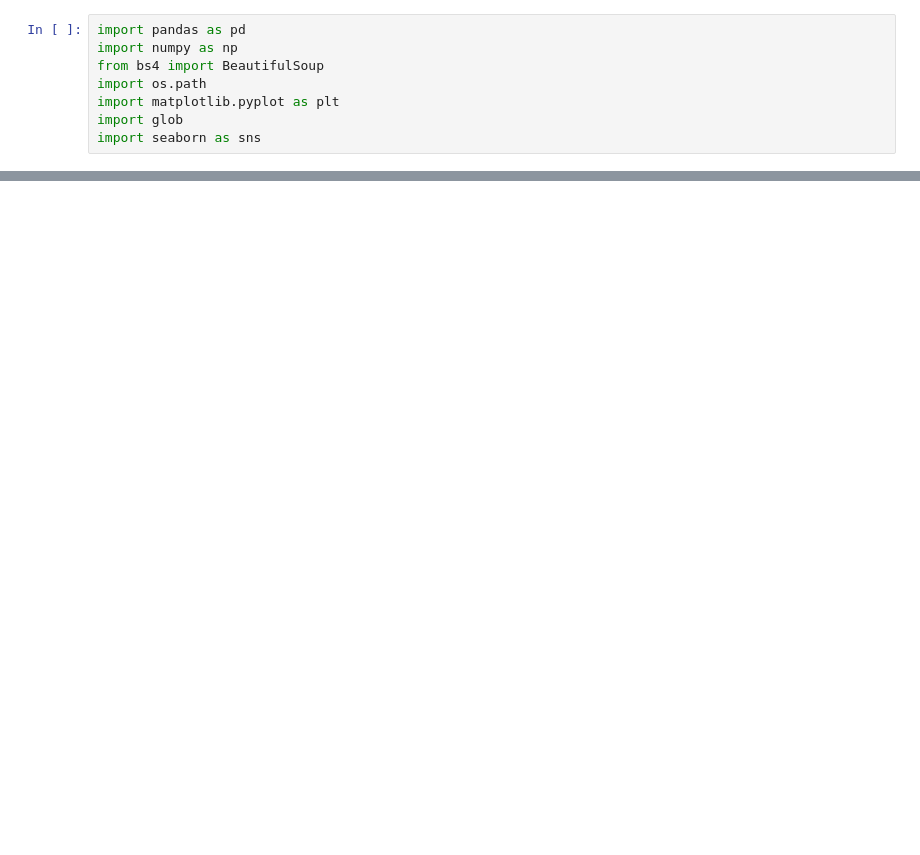
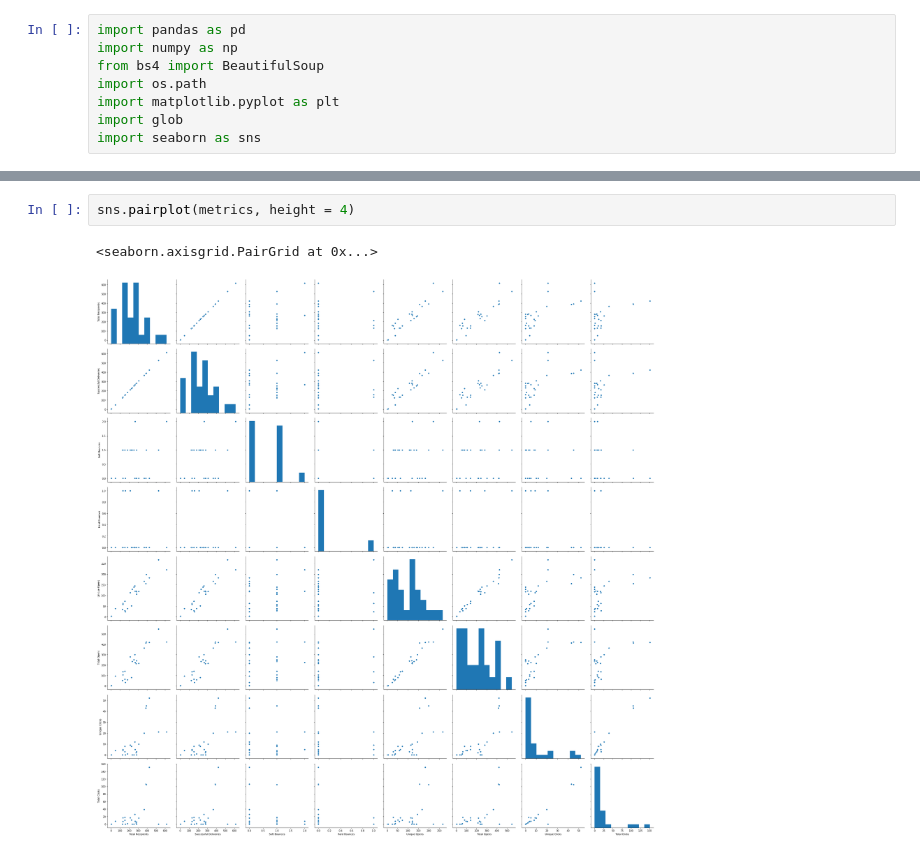
Before and after one commit to ilanaseidl/ilanaseidl.github.io, a Jupyter notebook: Campaign Data.ipynb, the cells around one changed output, grey strips where cells are left out. Saved outputs shown, nothing was run; the diff lists cells and outputs as text; blank space fills up the shorter version.

```diff
--- a/Campaign Data.ipynb
+++ b/Campaign Data.ipynb
@@ -64,0 +175,5 @@ sns.pairplot(metrics)
+# %%
+sns.pairplot(metrics, height = 4)
+# %% [output]
+<seaborn.axisgrid.PairGrid at 0x...>
+[figure, added]
```
Also changed, not shown: parts of 19 cells of this notebook, 3 other files.
